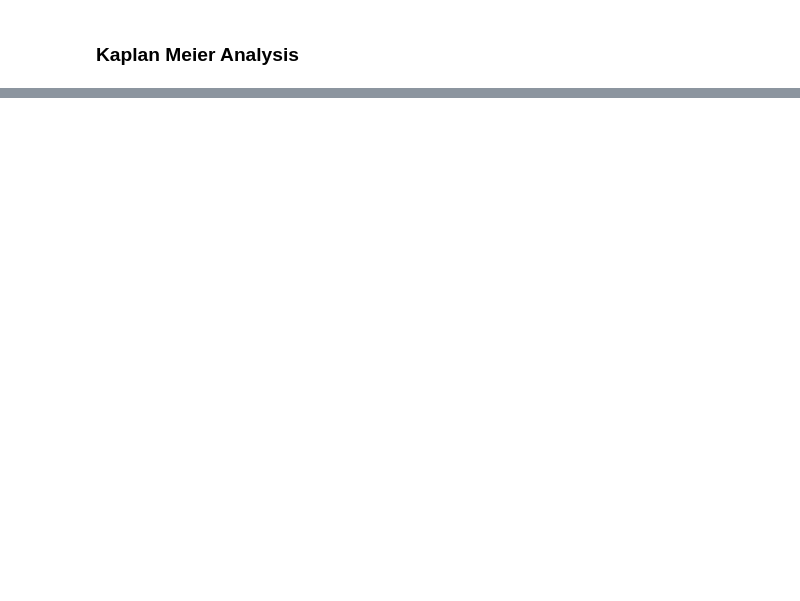
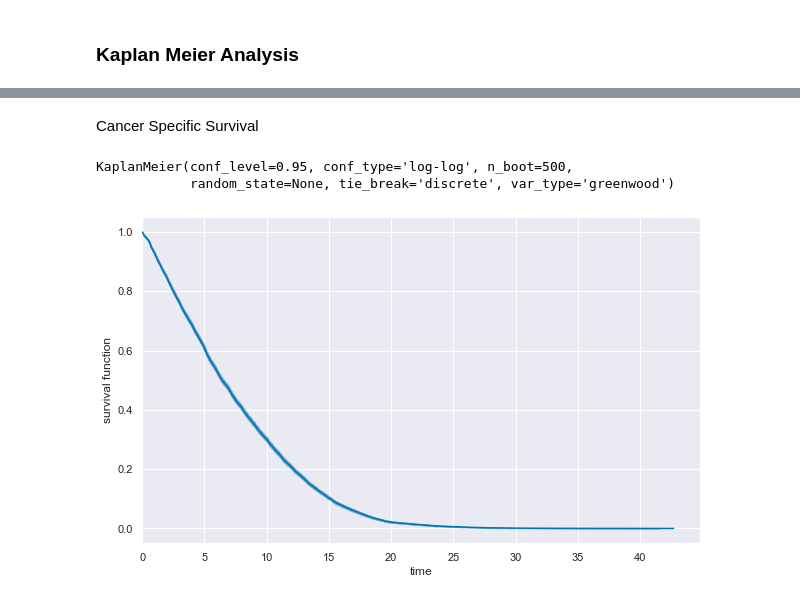
Before and after one commit to cmy96/fyp, a Jupyter notebook: Code/Kaplan Meier module.ipynb, the cells around one changed output, grey strips where cells are left out. Drawn from its saved outputs; the diff is of its cells as text; code cells hidden in the pictures; blank space fills up the shorter version.

```diff
--- a/Code/Kaplan Meier module.ipynb
+++ b/Code/Kaplan Meier module.ipynb
@@ -205,0 +125,19 @@ plt.legend(loc="best")
+# %% [markdown]
+Cancer Specific Survival
+# %%
+#Build Input DF
+surv = build_surv_obj(survival_type="CSS")
+CSS_km = KaplanMeier()
+CSS_km.fit(surv)
+# print(CSS_km.summary)
+print(CSS_km)
+
+#Plot curve
+plt.figure(figsize=(10, 6))
+CSS_km.plot()
+plt.show()
+plt.close()
+# %% [output]
+KaplanMeier(conf_level=0.95, conf_type='log-log', n_boot=500,
+            random_state=None, tie_break='discrete', var_type='greenwood')
+[figure, added]
```
Also changed, not shown: parts of 17 cells of this notebook, 3 other files.
